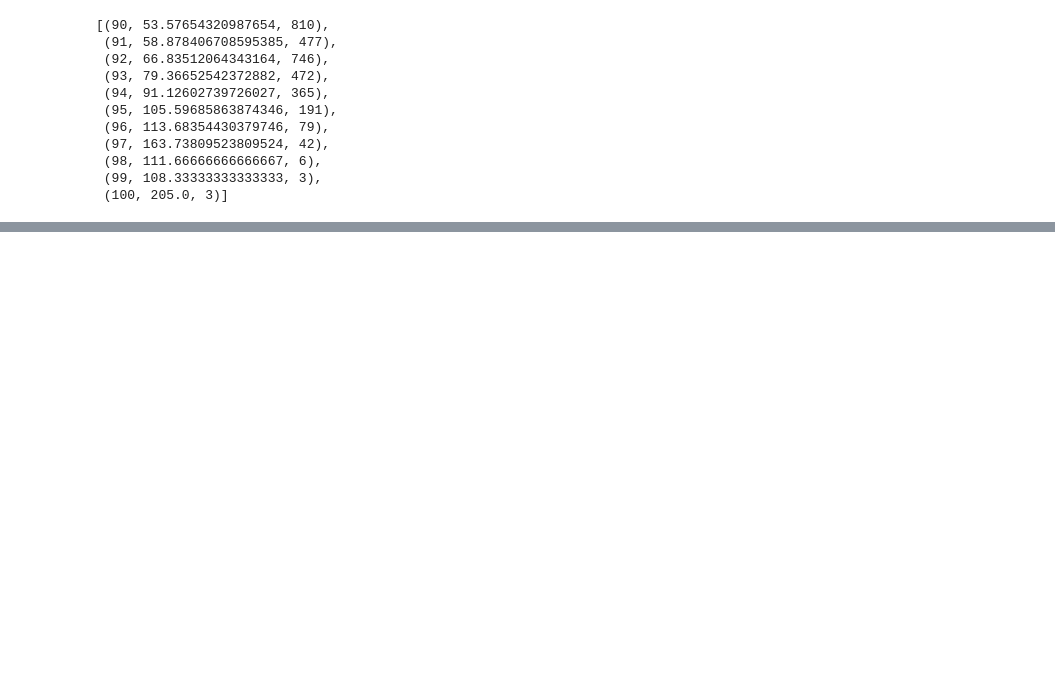
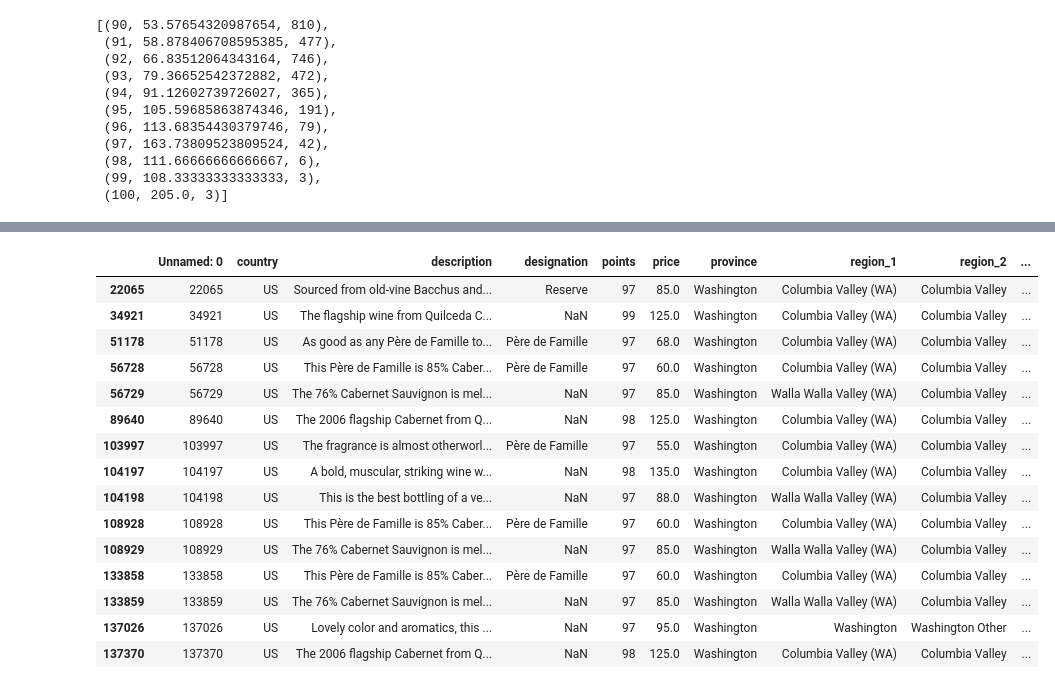
Before and after one commit to schoentr/wine, a Jupyter notebook: Wine-review-0.9.ipynb, the cells around one changed output, grey strips where cells are left out. Saved outputs shown, nothing was run; the diff lists cells and outputs as text; code cells hidden in the pictures; blank space fills up the shorter version.

Commit message:
washington cab started

```diff
--- a/Wine-review-0.9.ipynb
+++ b/Wine-review-0.9.ipynb
@@ -85,0 +86,3 @@ cali_cab
+# %%
+wash_cab =wine_frame[ wine_frame.province == 'Washington']
+wash_cab =wash_cab[wash_cab.variety =='Cabernet Sauvignon']
@@ -85,0 +128,20 @@ cali_cab
+# %%
+wash_cab_99 =wash_cab[ wash_cab.points >= 97]
+wash_cab_99
+# %% [output]
+|  | Unnamed: 0 | country | description | designation | points | price | province | region_1 | region_2 | ... |
+| 22065 | 22065 | US | Sourced from old-vine Bacchus and... | Reserve | 97 | 85.0 | Washington | Columbia Valley (WA) | Columbia Valley | ... |
+| 34921 | 34921 | US | The flagship wine from Quilceda C... | NaN | 99 | 125.0 | Washington | Columbia Valley (WA) | Columbia Valley | ... |
+| 51178 | 51178 | US | As good as any Père de Famille to... | Père de Famille | 97 | 68.0 | Washington | Columbia Valley (WA) | Columbia Valley | ... |
+| 56728 | 56728 | US | This Père de Famille is 85% Caber... | Père de Famille | 97 | 60.0 | Washington | Columbia Valley (WA) | Columbia Valley | ... |
+| 56729 | 56729 | US | The 76% Cabernet Sauvignon is mel... | NaN | 97 | 85.0 | Washington | Walla Walla Valley (WA) | Columbia Valley | ... |
+| 89640 | 89640 | US | The 2006 flagship Cabernet from Q... | NaN | 98 | 125.0 | Washington | Columbia Valley (WA) | Columbia Valley | ... |
+| 103997 | 103997 | US | The fragrance is almost otherworl... | Père de Famille | 97 | 55.0 | Washington | Columbia Valley (WA) | Columbia Valley | ... |
+| 104197 | 104197 | US | A bold, muscular, striking wine w... | NaN | 98 | 135.0 | Washington | Columbia Valley (WA) | Columbia Valley | ... |
+| 104198 | 104198 | US | This is the best bottling of a ve... | NaN | 97 | 88.0 | Washington | Walla Walla Valley (WA) | Columbia Valley | ... |
+| 108928 | 108928 | US | This Père de Famille is 85% Caber... | Père de Famille | 97 | 60.0 | Washington | Columbia Valley (WA) | Columbia Valley | ... |
+| 108929 | 108929 | US | The 76% Cabernet Sauvignon is mel... | NaN | 97 | 85.0 | Washington | Walla Walla Valley (WA) | Columbia Valley | ... |
+| 133858 | 133858 | US | This Père de Famille is 85% Caber... | Père de Famille | 97 | 60.0 | Washington | Columbia Valley (WA) | Columbia Valley | ... |
+| 133859 | 133859 | US | The 76% Cabernet Sauvignon is mel... | NaN | 97 | 85.0 | Washington | Walla Walla Valley (WA) | Columbia Valley | ... |
+| 137026 | 137026 | US | Lovely color and aromatics, this ... | NaN | 97 | 95.0 | Washington | Washington | Washington Other | ... |
+| 137370 | 137370 | US | The 2006 flagship Cabernet from Q... | NaN | 98 | 125.0 | Washington | Columbia Valley (WA) | Columbia Valley | ... |
```
Also changed, not shown: parts of 6 cells of this notebook.
